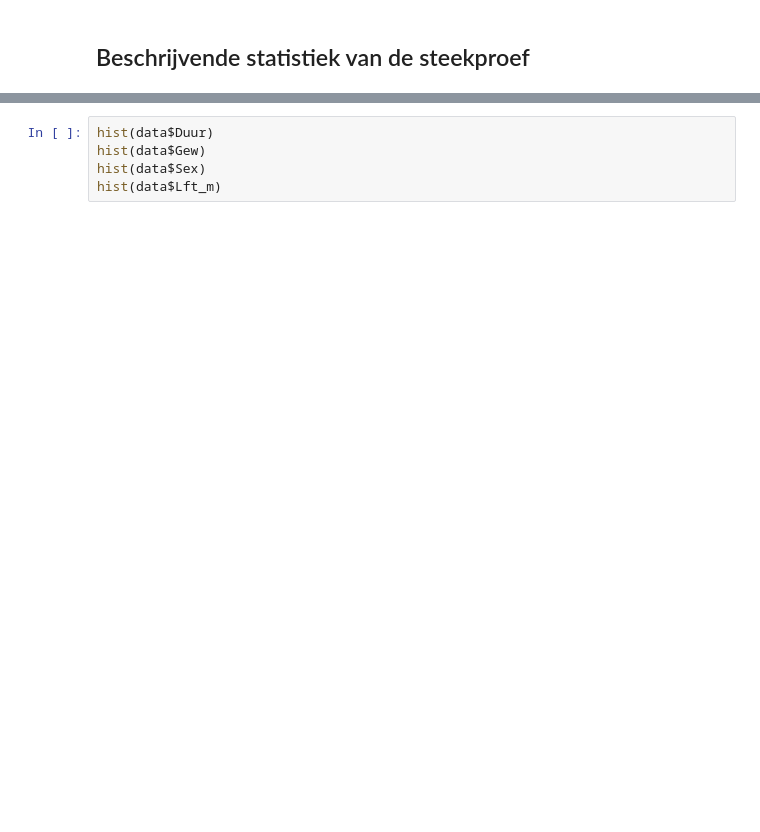
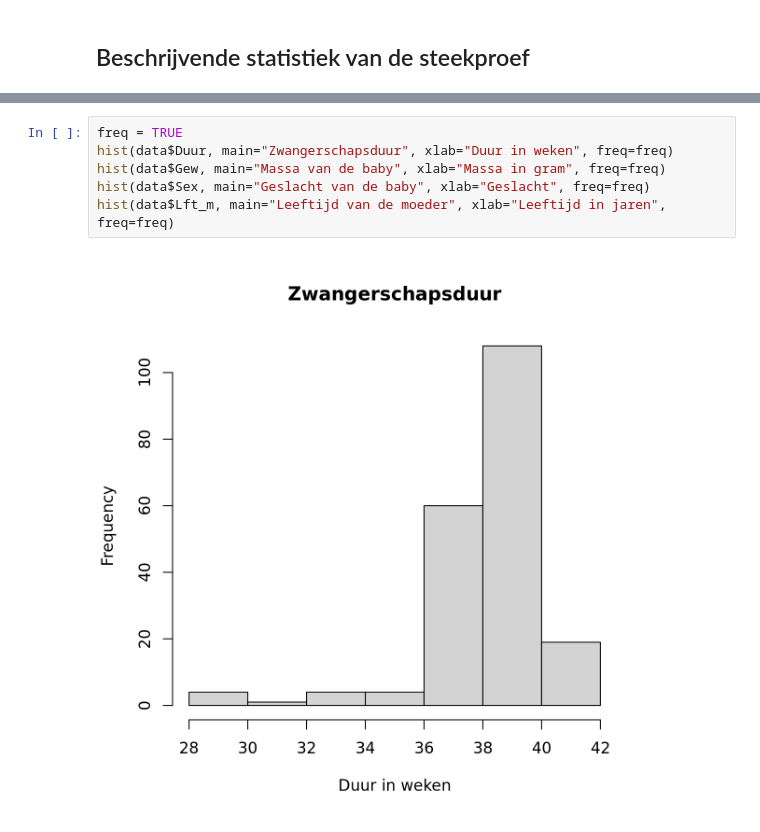
Before and after one commit to psmsmets/6VR-Statistiek, a Jupyter notebook: notebooks/steekproef geboortes 2002.ipynb, the cells around one changed output, grey strips where cells are left out. Drawn from its saved outputs; the diff is of its cells as text; blank space fills up the shorter version.

```diff
--- a/notebooks/steekproef geboortes 2002.ipynb
+++ b/notebooks/steekproef geboortes 2002.ipynb
@@ -28,5 +68,8 @@ boxplot(data$Lft_m)
 # %%
-hist(data$Duur)
-hist(data$Gew)
-hist(data$Sex)
-hist(data$Lft_m)
+freq = TRUE
+hist(data$Duur, main="Zwangerschapsduur", xlab="Duur in weken", freq=freq)
+hist(data$Gew, main="Massa van de baby", xlab="Massa in gram", freq=freq)
+hist(data$Sex, main="Geslacht van de baby", xlab="Geslacht", freq=freq)
+hist(data$Lft_m, main="Leeftijd van de moeder", xlab="Leeftijd in jaren", freq=freq)
+# %% [output]
+[figure, added]
```
Also changed, not shown: parts of 8 cells of this notebook, 2 other files.
